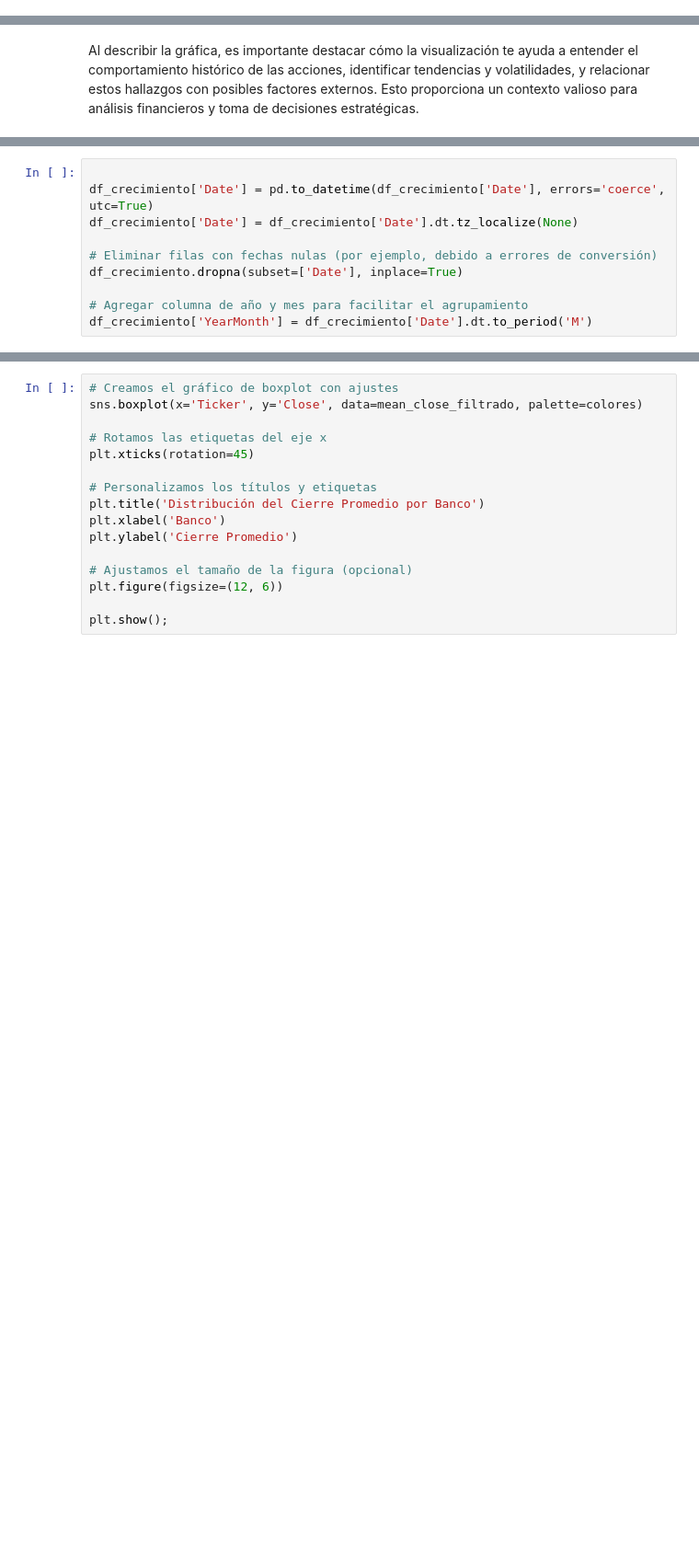
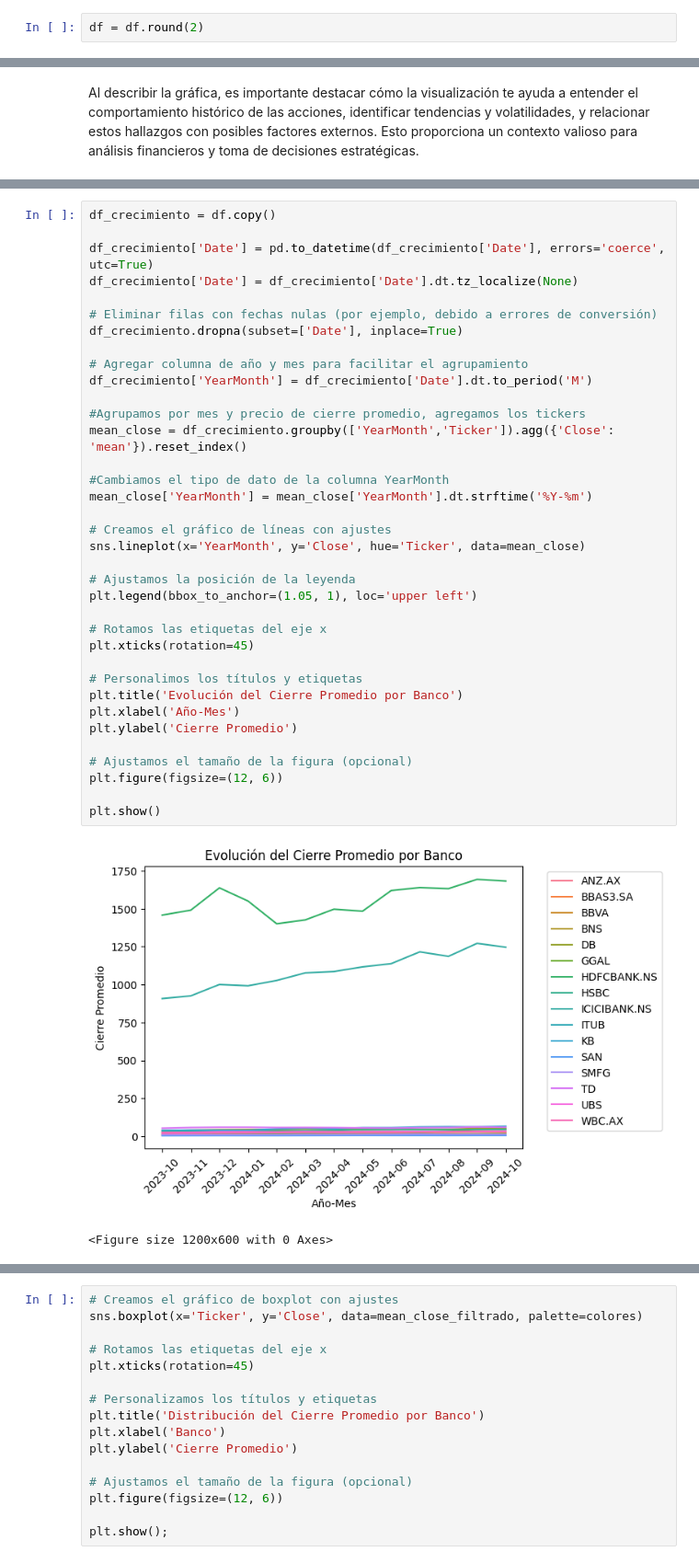
Before and after one commit to Roberto-Orazi/tp1-fcd, a Jupyter notebook: analisis.ipynb, the cells around one changed output, grey strips where cells are left out. Shown at 92% size. Drawn from its saved outputs; the diff is of its cells as text; blank space fills up the shorter version.

```diff
--- a/analisis.ipynb
+++ b/analisis.ipynb
@@ -166,0 +169,2 @@ GGAL - Country: ['Argentina']
+# %%
+df = df.round(2)
@@ -356,10 +315,39 @@ df_crecimiento = df
 # %%
+df_crecimiento = df.copy()
 
 df_crecimiento['Date'] = pd.to_datetime(df_crecimiento['Date'], errors='coerce', utc=True)
 df_crecimiento['Date'] = df_crecimiento['Date'].dt.tz_localize(None)
 
 # Eliminar filas con fechas nulas (por ejemplo, debido a errores de conversión)
 df_crecimiento.dropna(subset=['Date'], inplace=True)
 
 # Agregar columna de año y mes para facilitar el agrupamiento
 df_crecimiento['YearMonth'] = df_crecimiento['Date'].dt.to_period('M')
+
+#Agrupamos por mes y precio de cierre promedio, agregamos los tickers
+mean_close = df_crecimiento.groupby(['YearMonth','Ticker']).agg({'Close': 'mean'}).reset_index()
+
+#Cambiamos el tipo de dato de la columna YearMonth
+mean_close['YearMonth'] = mean_close['YearMonth'].dt.strftime('%Y-%m')
+
+# Creamos el gráfico de líneas con ajustes
+sns.lineplot(x='YearMonth', y='Close', hue='Ticker', data=mean_close)
+
+# Ajustamos la posición de la leyenda
+plt.legend(bbox_to_anchor=(1.05, 1), loc='upper left')
+
+# Rotamos las etiquetas del eje x
+plt.xticks(rotation=45)
+
+# Personalimos los títulos y etiquetas
+plt.title('Evolución del Cierre Promedio por Banco')
+plt.xlabel('Año-Mes')
+plt.ylabel('Cierre Promedio')
+
+# Ajustamos el tamaño de la figura (opcional)
+plt.figure(figsize=(12, 6))
+
+plt.show()
+# %% [output]
+[figure, added]
+<Figure size 1200x600 with 0 Axes>
```
Also changed, not shown: parts of 22 cells of this notebook.
